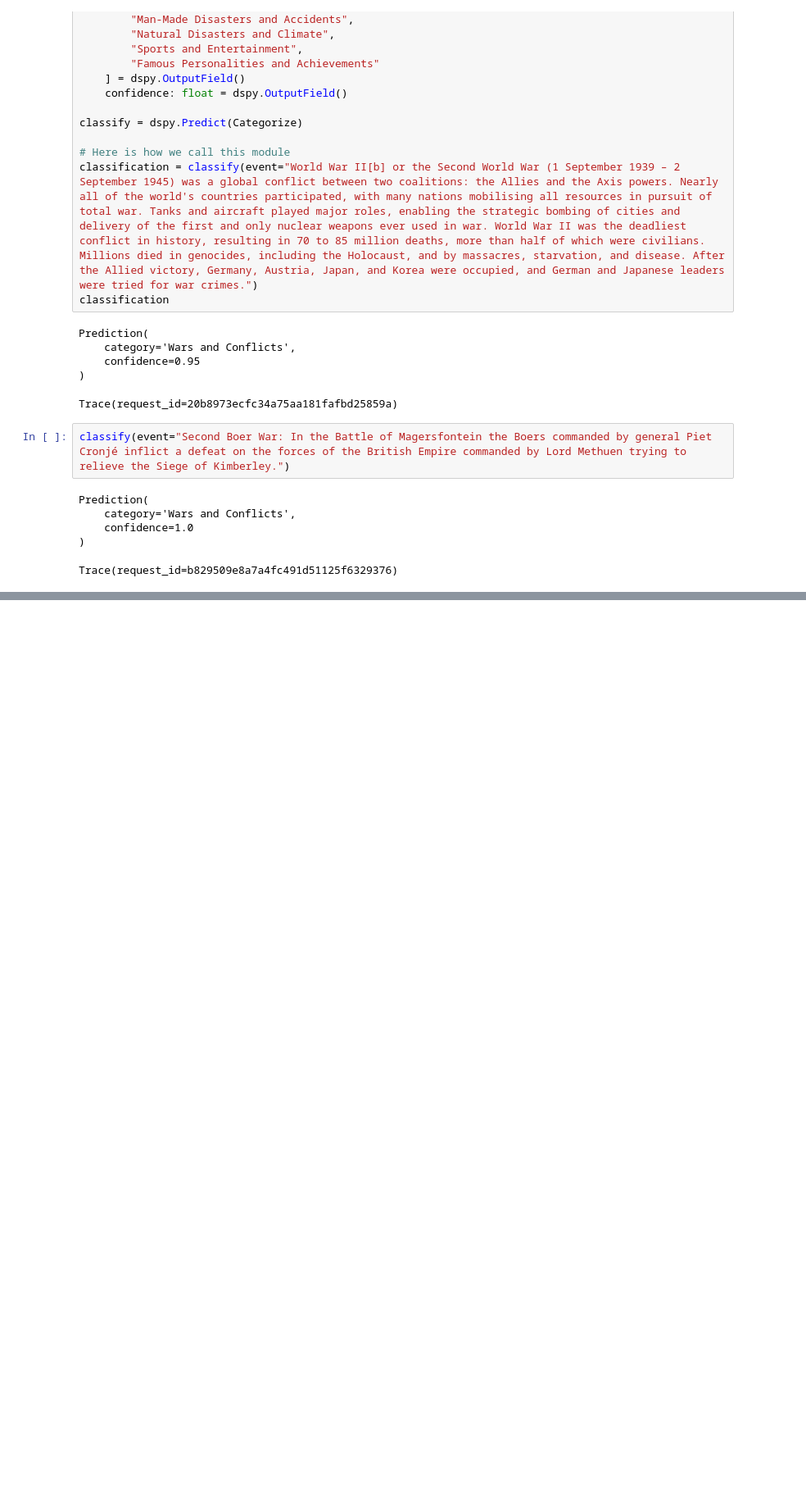
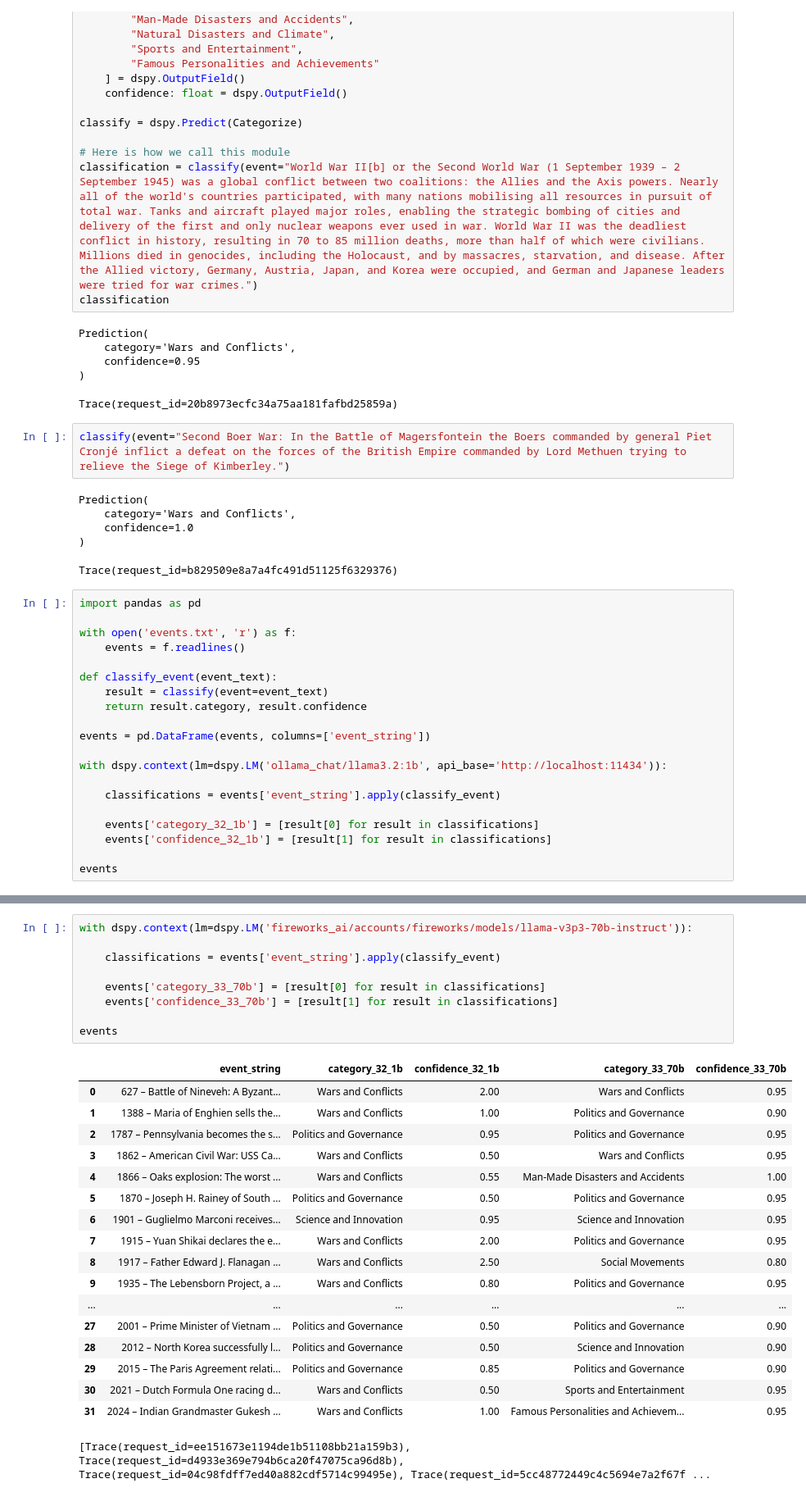
Before and after one commit to aidando73/hello-dspy, a Jupyter notebook: classification.ipynb, the cells around one changed output, grey strips where cells are left out. Shown at 82% size. Cells and saved outputs as stored; diff of their text form; blank space fills up the shorter version.

```diff
--- a/classification.ipynb
+++ b/classification.ipynb
@@ -55,3 +55,23 @@ Prediction(
     confidence=1.0
 )
 Trace(request_id=b829509e8a7a4fc491d51125f6329376)
+# %%
+import pandas as pd
+
+with open('events.txt', 'r') as f:
+    events = f.readlines()
+
+def classify_event(event_text):
+    result = classify(event=event_text)
+    return result.category, result.confidence
+
+events = pd.DataFrame(events, columns=['event_string'])
+
+with dspy.context(lm=dspy.LM('ollama_chat/llama3.2:1b', api_base='http://localhost:11434')):
+
+    classifications = events['event_string'].apply(classify_event)
+
+    events['category_32_1b'] = [result[0] for result in classifications]
+    events['confidence_32_1b'] = [result[1] for result in classifications]
+
+events
@@ -57,0 +97,28 @@ Trace(request_id=b829509e8a7a4fc491d51125f6329376)
+# %%
+with dspy.context(lm=dspy.LM('fireworks_ai/accounts/fireworks/models/llama-v3p3-70b-instruct')):
+
+    classifications = events['event_string'].apply(classify_event)
+
+    events['category_33_70b'] = [result[0] for result in classifications]
+    events['confidence_33_70b'] = [result[1] for result in classifications]
+
+events
+# %% [output]
+|  | event_string | category_32_1b | confidence_32_1b | category_33_70b | confidence_33_70b |
+| 0 | 627 – Battle of Nineveh: A Byzant... | Wars and Conflicts | 2.00 | Wars and Conflicts | 0.95 |
+| 1 | 1388 – Maria of Enghien sells the... | Wars and Conflicts | 1.00 | Politics and Governance | 0.90 |
+| 2 | 1787 – Pennsylvania becomes the s... | Politics and Governance | 0.95 | Politics and Governance | 0.95 |
+| 3 | 1862 – American Civil War: USS Ca... | Wars and Conflicts | 0.50 | Wars and Conflicts | 0.95 |
+| 4 | 1866 – Oaks explosion: The worst ... | Wars and Conflicts | 0.55 | Man-Made Disasters and Accidents | 1.00 |
+| 5 | 1870 – Joseph H. Rainey of South ... | Politics and Governance | 0.50 | Politics and Governance | 0.95 |
+| 6 | 1901 – Guglielmo Marconi receives... | Science and Innovation | 0.95 | Science and Innovation | 0.95 |
+| 7 | 1915 – Yuan Shikai declares the e... | Wars and Conflicts | 2.00 | Politics and Governance | 0.95 |
+| 8 | 1917 – Father Edward J. Flanagan ... | Wars and Conflicts | 2.50 | Social Movements | 0.80 |
+| 9 | 1935 – The Lebensborn Project, a ... | Wars and Conflicts | 0.80 | Politics and Governance | 0.95 |
+| ... | ... | ... | ... | ... | ... |
+| 27 | 2001 – Prime Minister of Vietnam ... | Politics and Governance | 0.50 | Politics and Governance | 0.90 |
+| 28 | 2012 – North Korea successfully l... | Politics and Governance | 0.50 | Science and Innovation | 0.90 |
+| 29 | 2015 – The Paris Agreement relati... | Politics and Governance | 0.85 | Politics and Governance | 0.90 |
+| 30 | 2021 – Dutch Formula One racing d... | Wars and Conflicts | 0.50 | Sports and Entertainment | 0.95 |
+| 31 | 2024 – Indian Grandmaster Gukesh ... | Wars and Conflicts | 1.00 | Famous Personalities and Achievem... | 0.95 |
+[Trace(request_id=ee151673e1194de1b51108bb21a159b3), Trace(request_id=d4933e369e794b6ca20f47075ca96d8b), Trace(request_id=04c98fdff7ed40a882cdf5714c99495e), Trace(request_id=5cc48772449c4c5694e7a2f67f ...
```
Also changed, not shown: parts of 1 cell of this notebook.
